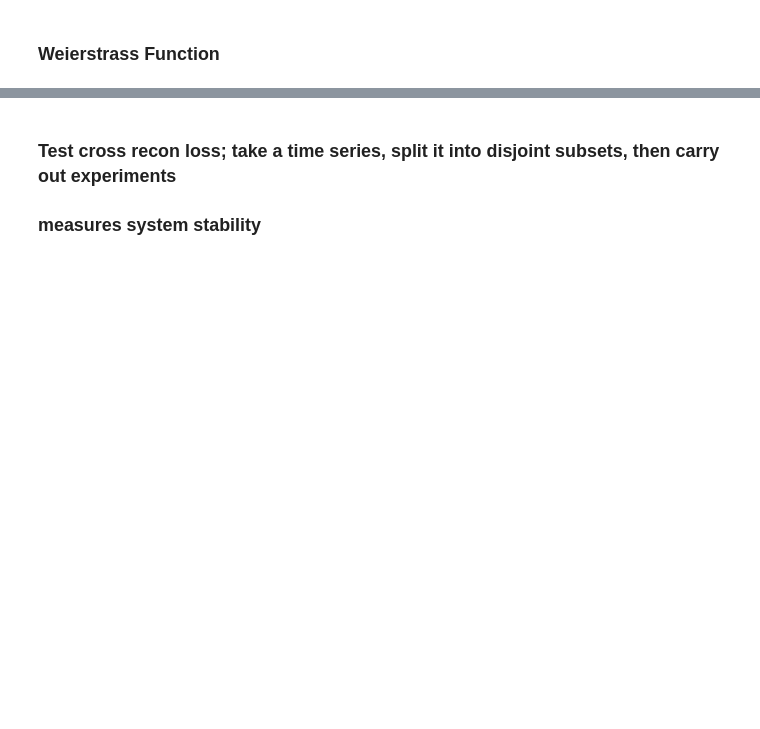
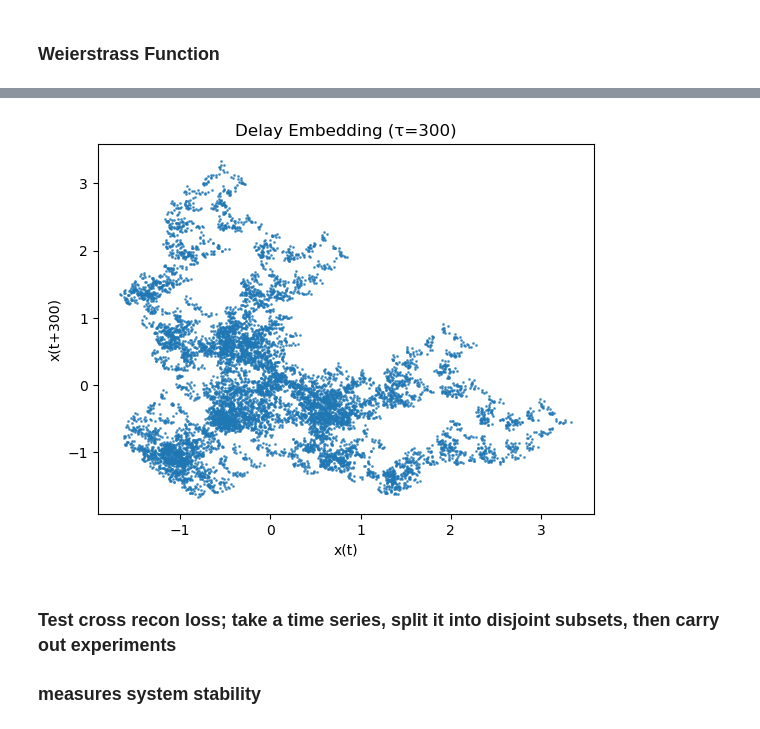
Before and after one commit to seeingquietjohn/ShannonsWiener, a Jupyter notebook: EmbeddingBench.ipynb, the cells around one changed output, grey strips where cells are left out. Cells and saved outputs as stored; diff of their text form; code cells hidden in the pictures; blank space fills up the shorter version.

```diff
--- a/EmbeddingBench.ipynb
+++ b/EmbeddingBench.ipynb
@@ -126,3 +159,7 @@ plt.show()
+# %%
+plot_delay(wire, 300)
+# %% [output]
+[figure, added]
 # %% [markdown]
 ### Test cross recon loss; take a time series, split it into disjoint subsets, then carry out experiments
 ### measures system stability
```
Also changed, not shown: parts of 5 cells of this notebook.
